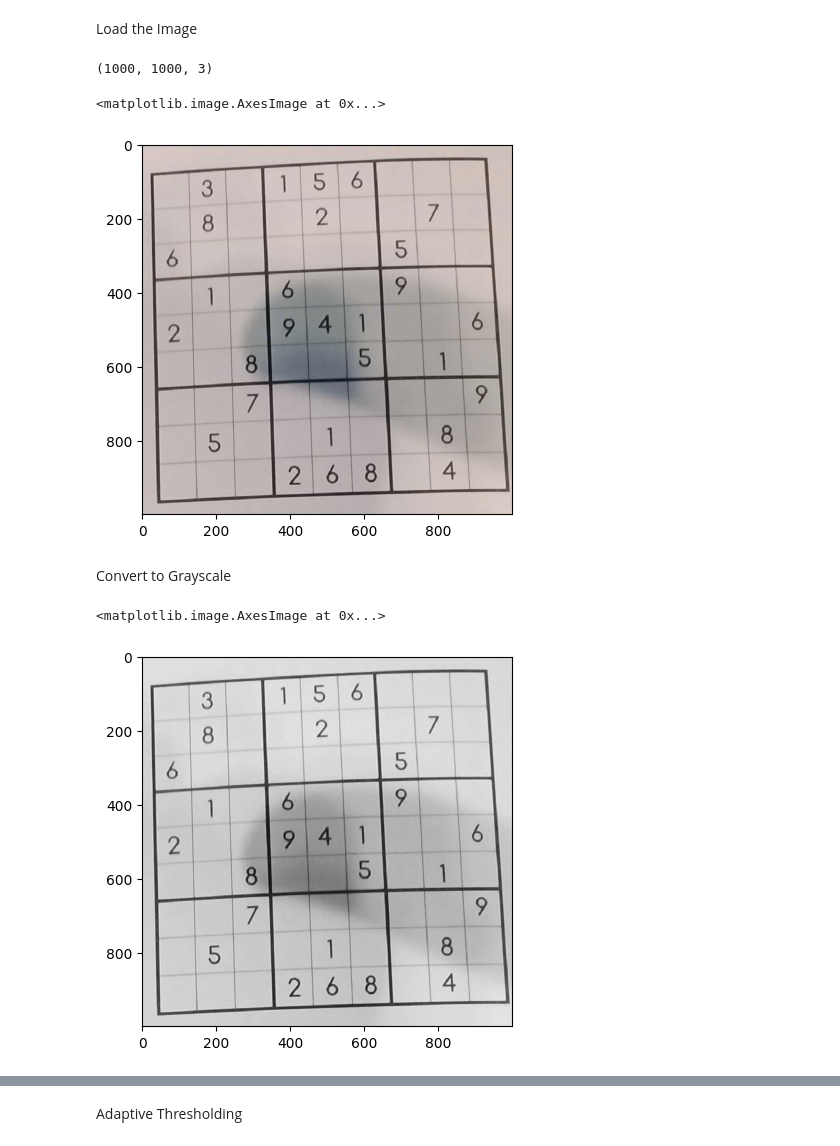
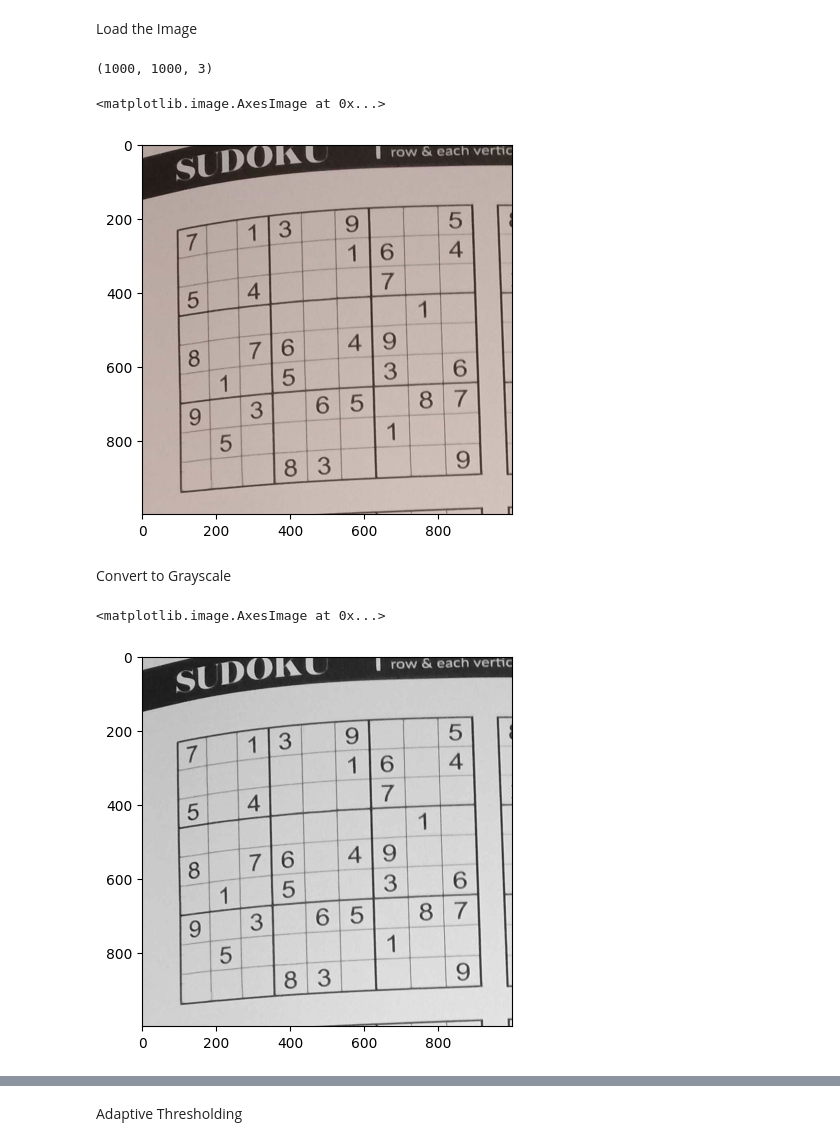
Before and after one commit to youssef-mohamed1809/Sudoku-Image-Processing, a Jupyter notebook: Project_CV_Final.ipynb, the cells around one changed output, grey strips where cells are left out. Drawn from its saved outputs; the diff is of its cells as text; code cells hidden in the pictures.

```diff
--- a/Project_CV_Final.ipynb
+++ b/Project_CV_Final.ipynb
@@ -29,35 +29,35 @@ imgGroup = [cv2.imread('Project Test Cases-20231212/01.jpg'),
        cv2.imread("Project Test Cases-20231212/14.jpg"),
        cv2.imread("Project Test Cases-20231212/15.jpg"),
        cv2.imread("Project Test Cases-20231212/16.jpg")]
 
 
 
 # imgGroup = [cv2.imread('/content/01-Normal.jpg'),
 #        cv2.imread('/content/02-TheMightyFinger.jpg'),
 #        cv2.imread("/content/03-WhereBorder.jpg"),
 #        cv2.imread("/content/04-CompressoEspresso.jpg"),
 #        cv2.imread("/content/05-Ya3amSheel2elCoinYa3am.jpg"),
 #        cv2.imread("/content/06-FarAndCurved.jpg"),
 #        cv2.imread("/content/07-2elNoor2ata3.jpg"),
 #        cv2.imread("/content/08-MeshShayef7agaYa3am.jpg"),
 #        cv2.imread("/content/09-Normal2.jpg"),
 #        cv2.imread("/content/10-Mal7wFelfel.jpg"),
 #        cv2.imread("/content/11-FlashBang.jpg"),
 #        cv2.imread("/content/12-BrokenPrinter.jpg"),
 #        cv2.imread("/content/13-DarkMode.jpg"),
 #        cv2.imread("/content/14-Sine.jpg"),
 #        cv2.imread("/content/15-GoneWithTheWind.jpg"),
 #        cv2.imread("/content/16-SomethingWentTerriblyWrongHere.jpg")]
 
-number = 2
+number = 6
 img = imgGroup[number-1].copy()
 
 print(img.shape)
 plt.imshow(img, cmap="gray")
 # %% [output]
 (1000, 1000, 3)
 <matplotlib.image.AxesImage at 0x...>
-[figure, old version]
+[figure, new version]
 # %% [markdown]
 
 Convert to Grayscale
@@ -66,7 +66,7 @@ gray_image = cv2.cvtColor(img, cv2.COLOR_BGR2GRAY)
 plt.imshow(gray_image  , cmap="gray")
 # %% [output]
 <matplotlib.image.AxesImage at 0x...>
-[figure, old version]
+[figure, new version]
 # %%
 mean1 = cv2.medianBlur(gray_image.astype(np.uint8),5)
 mean2 = cv2.medianBlur(mean1,5)
```
Also changed, not shown: parts of 12 cells of this notebook, 3 other files.
